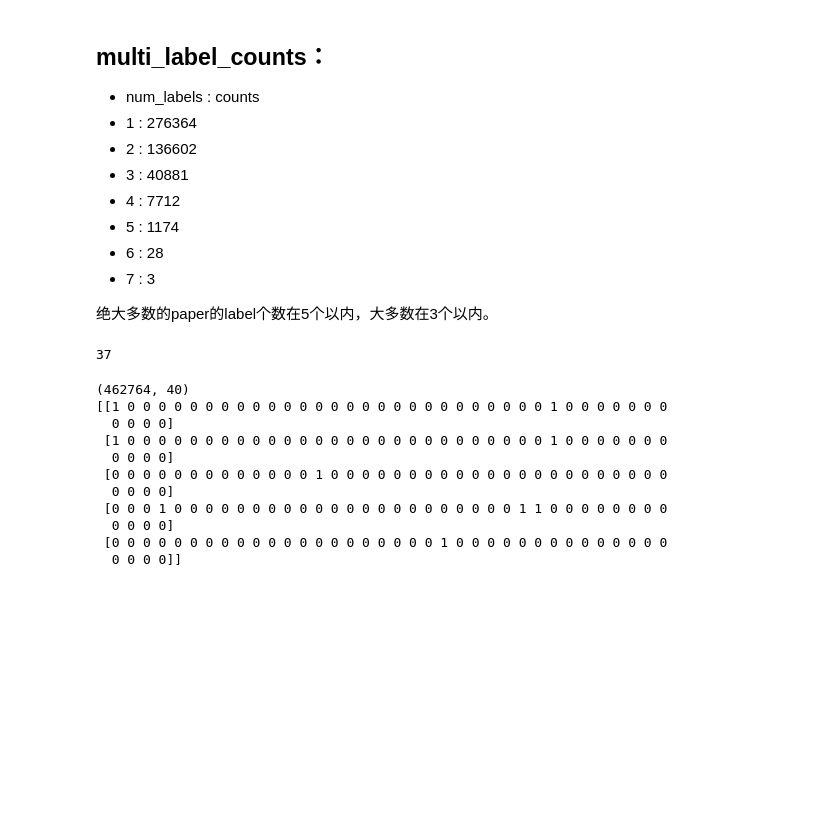
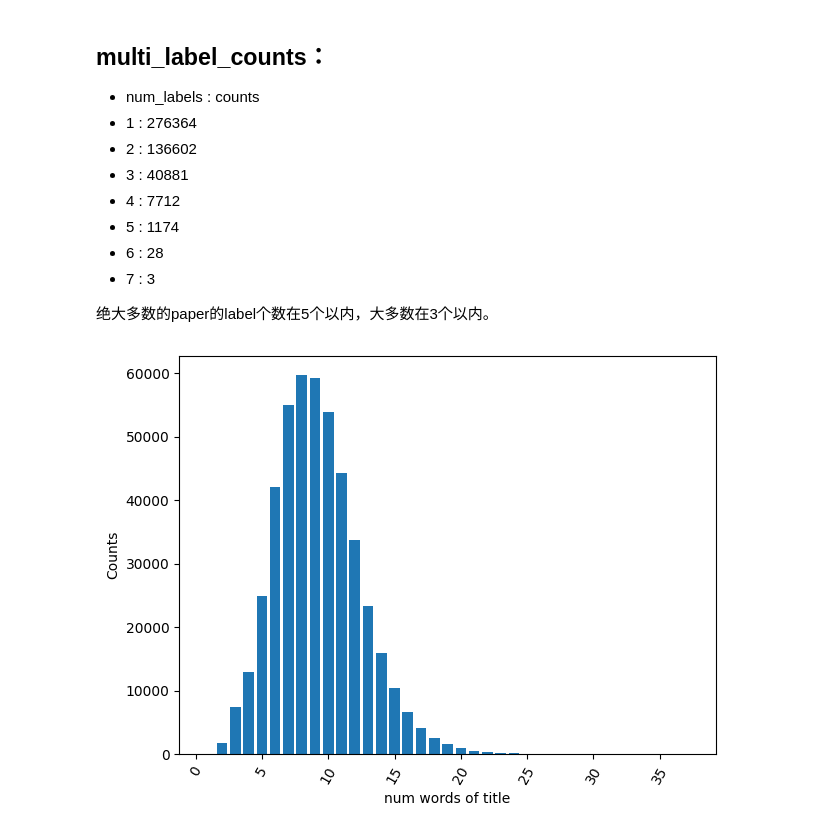
Before and after one commit to kurayami3349/arXiv_dataset_analyzation, a Jupyter notebook: arxiv-analyze.ipynb, the cells around one changed output. Drawn from its saved outputs; the diff is of its cells as text; code cells hidden in the pictures; blank space fills up the shorter version.

```diff
--- a/arxiv-analyze.ipynb
+++ b/arxiv-analyze.ipynb
@@ -145,32 +175,21 @@ plt.show()
 - 7 :  3
 
 绝大多数的paper的label个数在5个以内，大多数在3个以内。
-# %%
-max_length = 0
-for title in title_categories["title"]:
-    length = len(title.split())
-    if length > max_length:
-        max_length = length
-max_length   # 37
-# %% [output]
-37
-# %%
-from sklearn.preprocessing import MultiLabelBinarizer
-from sklearn.model_selection import train_test_split
-multilabels = MultiLabelBinarizer()
-# 转换成k-hot形式的multi-labels
-y_multilabels = multilabels.fit_transform(title_categories["categories"].values)
-print(y_multilabels.shape)    #(462764, 40)
-print(y_multilabels[:5])
-# %% [output]
-(462764, 40)
-[[1 0 0 0 0 0 0 0 0 0 0 0 0 0 0 0 0 0 0 0 0 0 0 0 0 0 0 0 1 0 0 0 0 0 0 0
-  0 0 0 0]
- [1 0 0 0 0 0 0 0 0 0 0 0 0 0 0 0 0 0 0 0 0 0 0 0 0 0 0 0 1 0 0 0 0 0 0 0
-  0 0 0 0]
- [0 0 0 0 0 0 0 0 0 0 0 0 0 1 0 0 0 0 0 0 0 0 0 0 0 0 0 0 0 0 0 0 0 0 0 0
-  0 0 0 0]
- [0 0 0 1 0 0 0 0 0 0 0 0 0 0 0 0 0 0 0 0 0 0 0 0 0 0 1 1 0 0 0 0 0 0 0 0
-  0 0 0 0]
- [0 0 0 0 0 0 0 0 0 0 0 0 0 0 0 0 0 0 0 0 0 1 0 0 0 0 0 0 0 0 0 0 0 0 0 0
-  0 0 0 0]]
+# %%
+title_word_counts = {}
+for title in title_categories["title"]:
+    title_parsed = title.split()
+    title_word_counts[len(title_parsed)] = title_word_counts.get(len(title_parsed), 0) + 1
+
+#for key in sorted(title_word_counts.keys()):
+#    print("num_words=", key, ": ", title_word_counts[key])
+# max is 37
+
+plt.bar(sorted(title_word_counts.keys()), [title_word_counts[key] for key in sorted(title_word_counts.keys())])
+plt.xticks(rotation=60)
+plt.xlabel("num words of title")
+plt.ylabel("Counts")
+plt.tight_layout()
+plt.show()
+# %% [output]
+[figure, added]
```
Also changed, not shown: parts of 18 cells of this notebook.
